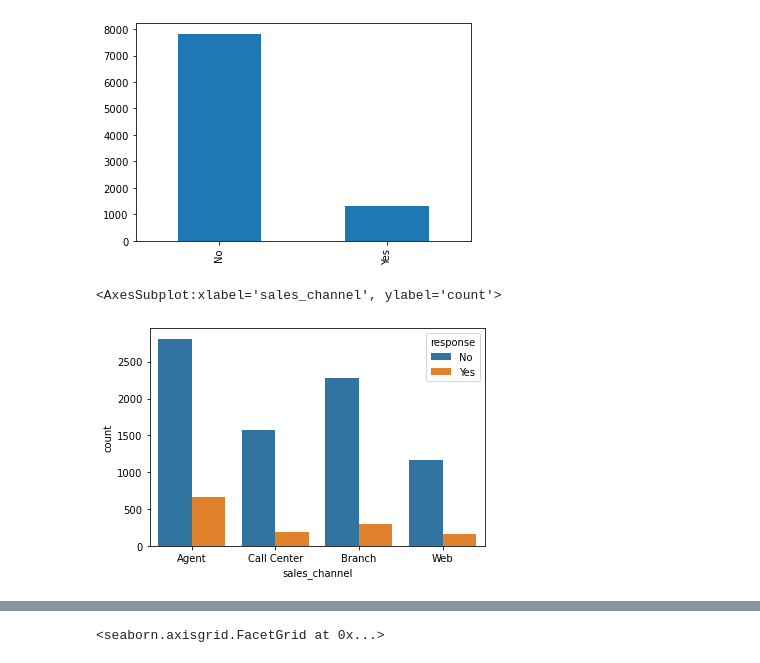
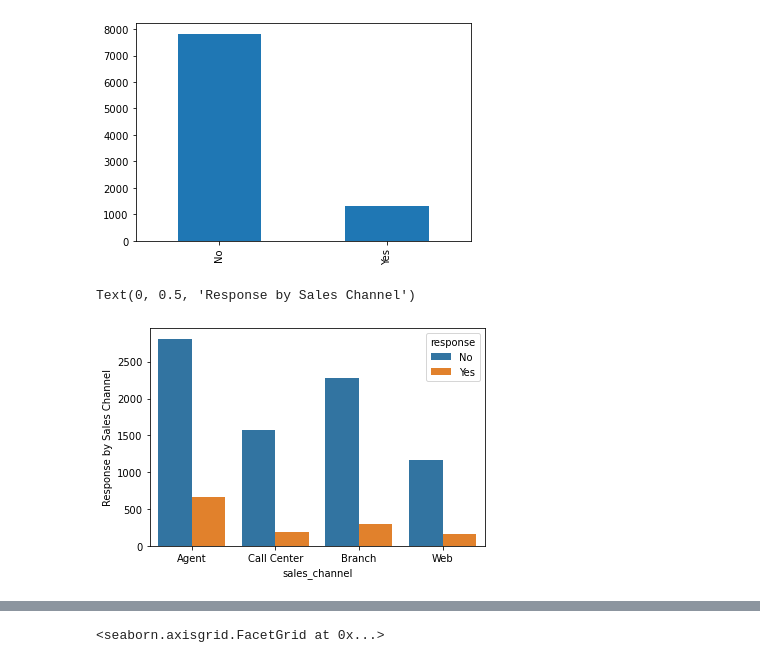
Before and after one commit to matosluana/lab-customer-analysis-round-2, a Jupyter notebook: files_for_lab/csv_files/Lab-customer-analysis-round-2.ipynb, the cells around one changed output, grey strips where cells are left out. Cells and saved outputs as stored; diff of their text form; code cells hidden in the pictures.

```diff
--- a/files_for_lab/csv_files/Lab-customer-analysis-round-2.ipynb
+++ b/files_for_lab/csv_files/Lab-customer-analysis-round-2.ipynb
@@ -220,9 +220,10 @@ clean_data['response'].value_counts().plot.bar()
 [figure]
 # %%
 sns.countplot(data=clean_data, x="sales_channel", hue="response")
+plt.ylabel('Response by Sales Channel')
 # %% [output]
-<AxesSubplot:xlabel='sales_channel', ylabel='count'>
+Text(0, 0.5, 'Response by Sales Channel')
-[figure, old version]
+[figure, new version]
 # %%
 sns.catplot(data=clean_data, x="response", y="total_claim_amount") # failed trial LoL
 # %% [output]
```
Also changed, not shown: parts of 13 cells of this notebook.
